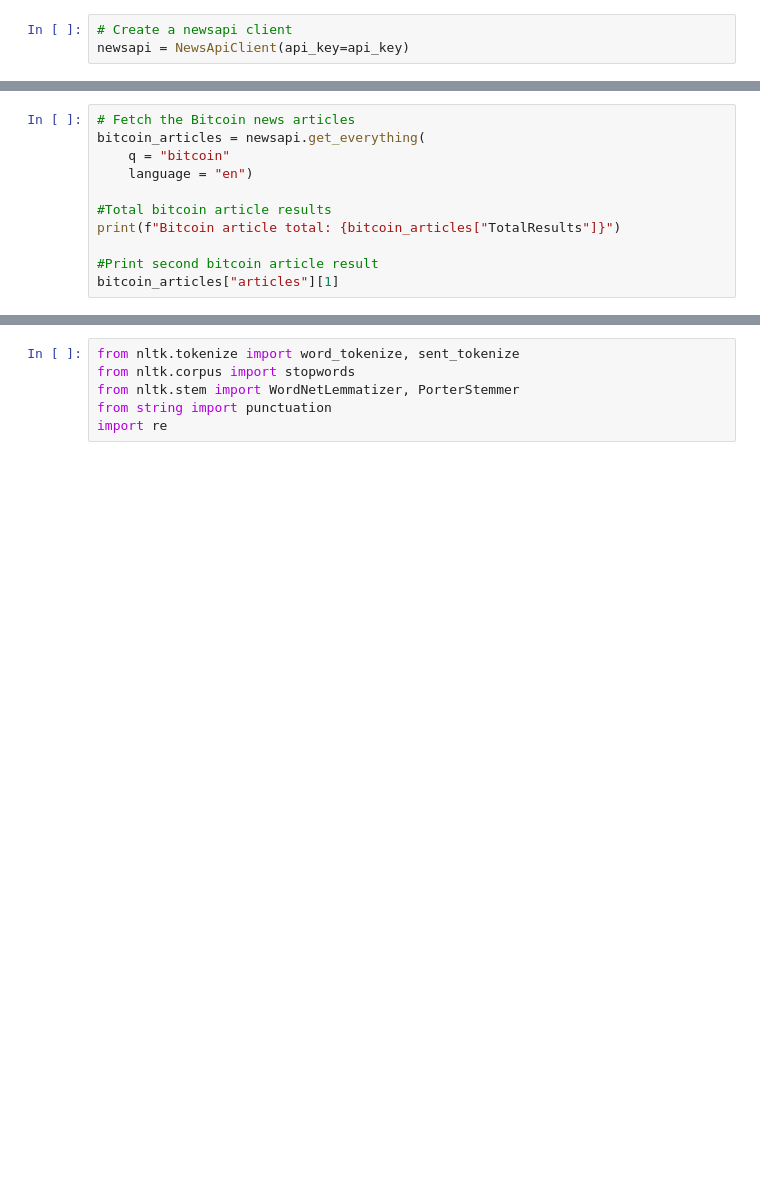
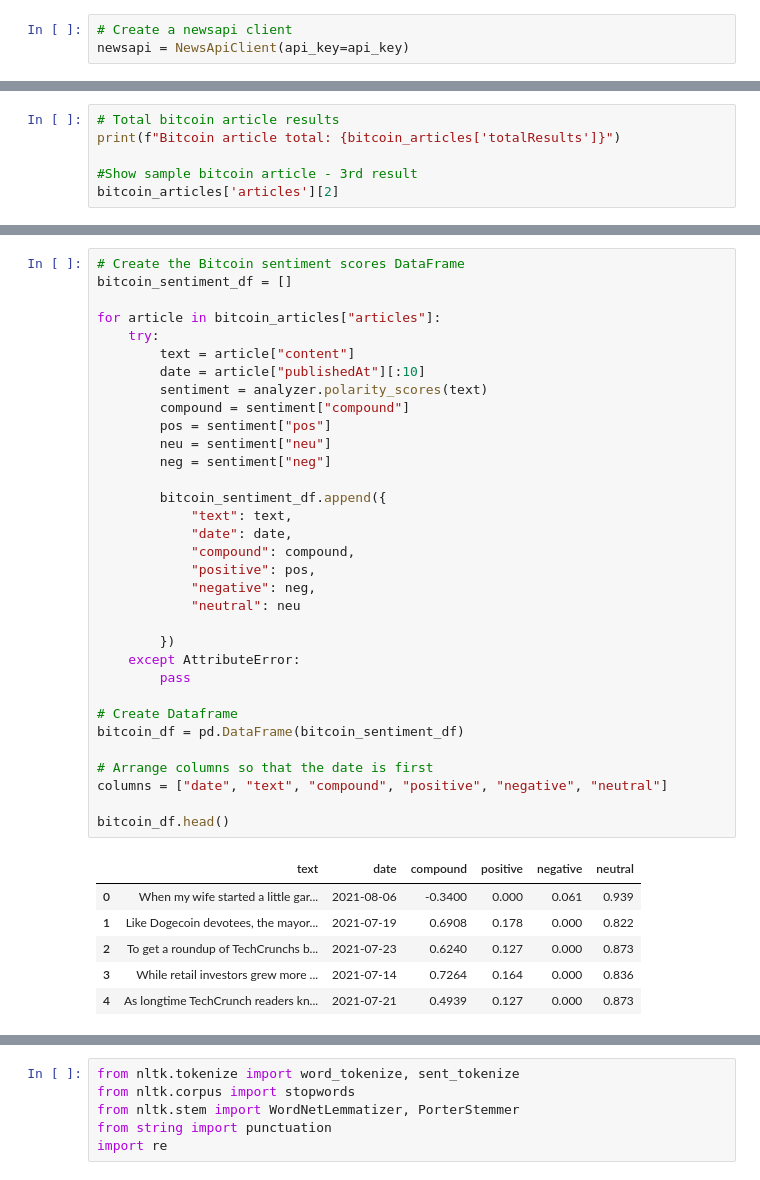
Before and after one commit to yrlbaker/unit12_hw, a Jupyter notebook: NLP/sa_nlp_hw.ipynb, the cells around one changed output, grey strips where cells are left out. Saved outputs shown, nothing was run; the diff lists cells and outputs as text; blank space fills up the shorter version.

```diff
--- a/NLP/sa_nlp_hw.ipynb
+++ b/NLP/sa_nlp_hw.ipynb
@@ -30,12 +55,7 @@ newsapi = NewsApiClient(api_key=api_key)
 # %%
-# Fetch the Bitcoin news articles
-bitcoin_articles = newsapi.get_everything(
-    q = "bitcoin"
-    language = "en")
+# Total bitcoin article results
+print(f"Bitcoin article total: {bitcoin_articles['totalResults']}")
 
-#Total bitcoin article results
-print(f"Bitcoin article total: {bitcoin_articles["TotalResults"]}")
-
-#Print second bitcoin article result
-bitcoin_articles["articles"][1]
+#Show sample bitcoin article - 3rd result
+bitcoin_articles['articles'][2]
 # %% [output]
@@ -48,0 +109,40 @@ SyntaxError: invalid syntax (<ipython-input-7-87bbe8d19dff>, line 4)
+# %%
+# Create the Bitcoin sentiment scores DataFrame
+bitcoin_sentiment_df = []
+
+for article in bitcoin_articles["articles"]:
+    try:
+        text = article["content"]
+        date = article["publishedAt"][:10]
+        sentiment = analyzer.polarity_scores(text)
+        compound = sentiment["compound"]
+        pos = sentiment["pos"]
+        neu = sentiment["neu"]
+        neg = sentiment["neg"]
+
+        bitcoin_sentiment_df.append({
+            "text": text,
+            "date": date,
+            "compound": compound,
+            "positive": pos,
+            "negative": neg,
+            "neutral": neu
+
+        })
+    except AttributeError:
+        pass
+
+# Create Dataframe
+bitcoin_df = pd.DataFrame(bitcoin_sentiment_df)
+
+# Arrange columns so that the date is first
+columns = ["date", "text", "compound", "positive", "negative", "neutral"]
+
+bitcoin_df.head()
+# %% [output]
+|  | text | date | compound | positive | negative | neutral |
+| 0 | When my wife started a little gar... | 2021-08-06 | -0.3400 | 0.000 | 0.061 | 0.939 |
+| 1 | Like Dogecoin devotees, the mayor... | 2021-07-19 | 0.6908 | 0.178 | 0.000 | 0.822 |
+| 2 | To get a roundup of TechCrunchs b... | 2021-07-23 | 0.6240 | 0.127 | 0.000 | 0.873 |
+| 3 | While retail investors grew more ... | 2021-07-14 | 0.7264 | 0.164 | 0.000 | 0.836 |
+| 4 | As longtime TechCrunch readers kn... | 2021-07-21 | 0.4939 | 0.127 | 0.000 | 0.873 |
```
Also changed, not shown: parts of 13 cells of this notebook, 1 other file.
